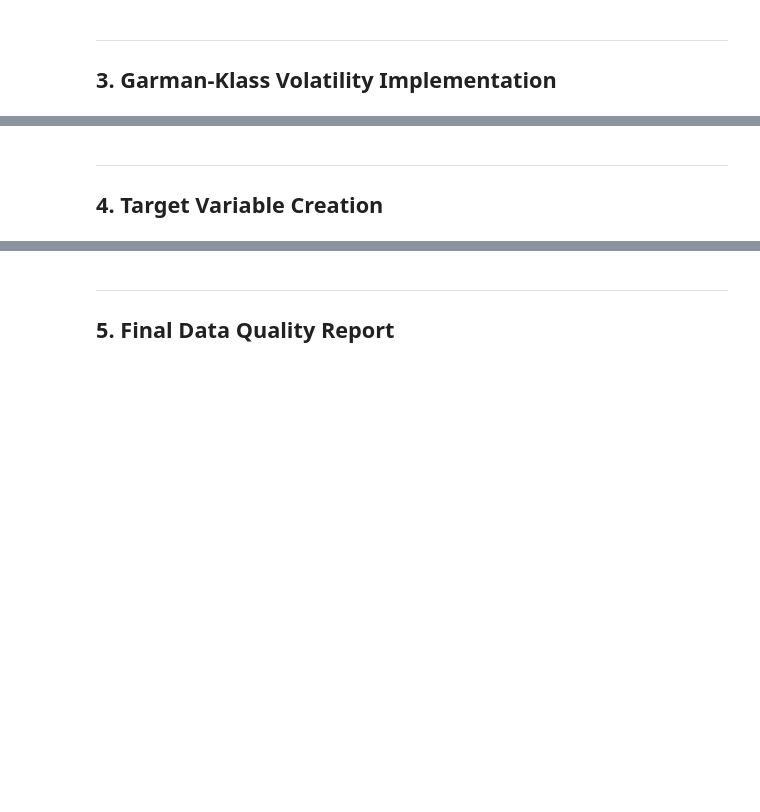
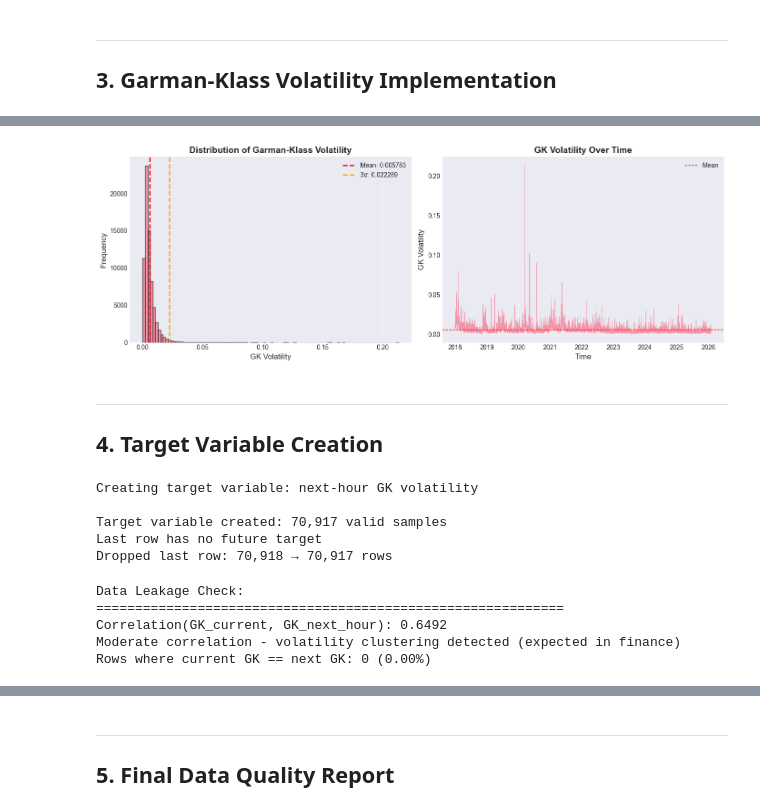
Before and after one commit to mihiniboteju/cryptoflow, a Jupyter notebook: 1_data_cleaning_and_ground_truth.ipynb, the cells around one changed output, grey strips where cells are left out. Saved outputs shown, nothing was run; the diff lists cells and outputs as text; code cells hidden in the pictures; blank space fills up the shorter version.

Commit message:
Added GK_volatility target and generated cleaned dataset

```diff
--- a/1_data_cleaning_and_ground_truth.ipynb
+++ b/1_data_cleaning_and_ground_truth.ipynb
@@ -236,6 +327,6 @@ print("\nFunction signature: garman_klass_volatility(open, high, low, close)")
 # %%
 # Apply Garman-Klass formula to entire dataset
-print("Computing GK volatility for all hourly intervals...\n")
+print("Calculate GK volatility for all intervals")
 
 df['gk_volatility'] = df.apply(
     lambda row: garman_klass_volatility(
@@ -243,13 +334,10 @@ df['gk_volatility'] = df.apply(
         row['high'],
         row['low'],
         row['close']
-    ),
-    axis=1
-)
+    ),axis=1)
 
-# Check for NaN values
+# check NaN values
 gk_nulls = df['gk_volatility'].isnull().sum()
-print(f"✓ GK volatility computed for {len(df) - gk_nulls:,} intervals")
+print(f"GK volatility for {len(df) - gk_nulls:,} intervals")
 if gk_nulls > 0:
-    print(f"⚠ {gk_nulls} NaN values (likely due to invalid prices)")
-    print("  These will be handled in feature engineering phase")
+    print(f"{gk_nulls} NaN values (due to invalid prices)")
@@ -270,56 +377,58 @@ print(f"Outlier threshold: {outlier_threshold:.6f}")
 # %%
 # Visualize GK volatility distribution
 fig, axes = plt.subplots(1, 2, figsize=(14, 5))
 
 # Histogram
 axes[0].hist(df['gk_volatility'].dropna(), bins=100, edgecolor='black', alpha=0.7)
 axes[0].axvline(gk_mean, color='red', linestyle='--', linewidth=2, label=f'Mean: {gk_mean:.6f}')
 axes[0].axvline(outlier_threshold, color='orange', linestyle='--', linewidth=2, label=f'3σ: {outlier_threshold:.6f}')
 axes[0].set_xlabel('GK Volatility', fontsize=12)
 axes[0].set_ylabel('Frequency', fontsize=12)
 axes[0].set_title('Distribution of Garman-Klass Volatility', fontsize=14, fontweight='bold')
 axes[0].legend()
 axes[0].grid(alpha=0.3)
 
 # Time series (downsampled for visibility if >10k points)
-if 'timestamp' in df.columns:
-    plot_df = df[['timestamp', 'gk_volatility']].dropna()
-    if len(plot_df) > 10000:
-        plot_df = plot_df.iloc[::10]  # Plot every 10th point
-    axes[1].plot(plot_df['timestamp'], plot_df['gk_volatility'], linewidth=0.5, alpha=0.7)
-    axes[1].axhline(gk_mean, color='red', linestyle='--', linewidth=1, label='Mean')
-    axes[1].set_xlabel('Time', fontsize=12)
-    axes[1].set_ylabel('GK Volatility', fontsize=12)
-    axes[1].set_title('GK Volatility Over Time', fontsize=14, fontweight='bold')
-    axes[1].legend()
-    axes[1].grid(alpha=0.3)
-else:
-    axes[1].text(0.5, 0.5, 'Timestamp not available', ha='center', va='center', fontsize=14)
-    axes[1].axis('off')
+plot_df = df[['open time', 'gk_volatility']].dropna()
+if len(plot_df) > 10000:
+    plot_df = plot_df.iloc[::10]  # Plot every 10th point
+axes[1].plot(plot_df['open time'], plot_df['gk_volatility'], linewidth=0.5, alpha=0.7)
+axes[1].axhline(gk_mean, color='red', linestyle='--', linewidth=1, label='Mean')
+axes[1].set_xlabel('Time', fontsize=12)
+axes[1].set_ylabel('GK Volatility', fontsize=12)
+axes[1].set_title('GK Volatility Over Time', fontsize=14, fontweight='bold')
+axes[1].legend()
+axes[1].grid(alpha=0.3)
 
 plt.tight_layout()
 plt.show()
-
-print("✓ Volatility visualizations generated")
+# %% [output]
+[figure, added]
 # %% [markdown]
 ---
 ## 4. Target Variable Creation
 # %%
-# Create target: next hour's GK volatility
+# create target: next hour's GK volatility
 print("Creating target variable: next-hour GK volatility\n")
 
-# Shift GK volatility backward by 1 (shift=-1 means look ahead)
+# Shift GK volatility backward by 1
 df['target_gk_next_hour'] = df['gk_volatility'].shift(-1)
 
 # Count valid targets
 valid_targets = df['target_gk_next_hour'].notna().sum()
-print(f"✓ Target variable created: {valid_targets:,} valid samples")
-print(f"  (Last row has no future target, as expected)")
+print(f"Target variable created: {valid_targets:,} valid samples")
+print(f"Last row has no future target")
 
 # Remove last row (no future target)
 df_original_len = len(df)
 df = df[:-1].copy()
-print(f"\n✓ Dropped last row: {df_original_len:,} → {len(df):,} rows")
+print(f"Dropped last row: {df_original_len:,} → {len(df):,} rows")
+# %% [output]
+Creating target variable: next-hour GK volatility
+
+Target variable created: 70,917 valid samples
+Last row has no future target
+Dropped last row: 70,918 → 70,917 rows
 # %%
 # Verify no data leakage: current GK should differ from target
 print("Data Leakage Check:")
@@ -330,16 +439,21 @@ correlation = df[['gk_volatility', 'target_gk_next_hour']].corr().iloc[0, 1]
 print(f"Correlation(GK_current, GK_next_hour): {correlation:.4f}")
 
 if correlation > 0.95:
-    print("⚠ Very high correlation - may indicate data leakage or trivial prediction")
+    print("Very high correlation - may indicate data leakage or trivial prediction")
 elif correlation > 0.5:
-    print("✓ Moderate correlation - volatility clustering detected (expected in finance)")
+    print("Moderate correlation - volatility clustering detected (expected in finance)")
 else:
-    print("✓ Low correlation - prediction task is non-trivial")
+    print("Low correlation - prediction task is non-trivial")
 
 # Check if any rows are identical
 identical_rows = (df['gk_volatility'] == df['target_gk_next_hour']).sum()
-print(f"\nRows where current GK == next GK: {identical_rows} ({identical_rows/len(df)*100:.2f}%)")
-print("  (Some matches are expected in stable market conditions)")
+print(f"Rows where current GK == next GK: {identical_rows} ({identical_rows/len(df)*100:.2f}%)")
+# %% [output]
+Data Leakage Check:
+============================================================
+Correlation(GK_current, GK_next_hour): 0.6492
+Moderate correlation - volatility clustering detected (expected in finance)
+Rows where current GK == next GK: 0 (0.00%)
 # %%
 # Visualize target distribution
 fig, axes = plt.subplots(1, 2, figsize=(14, 5))
```
Also changed, not shown: parts of 17 cells of this notebook, 1 other file.
